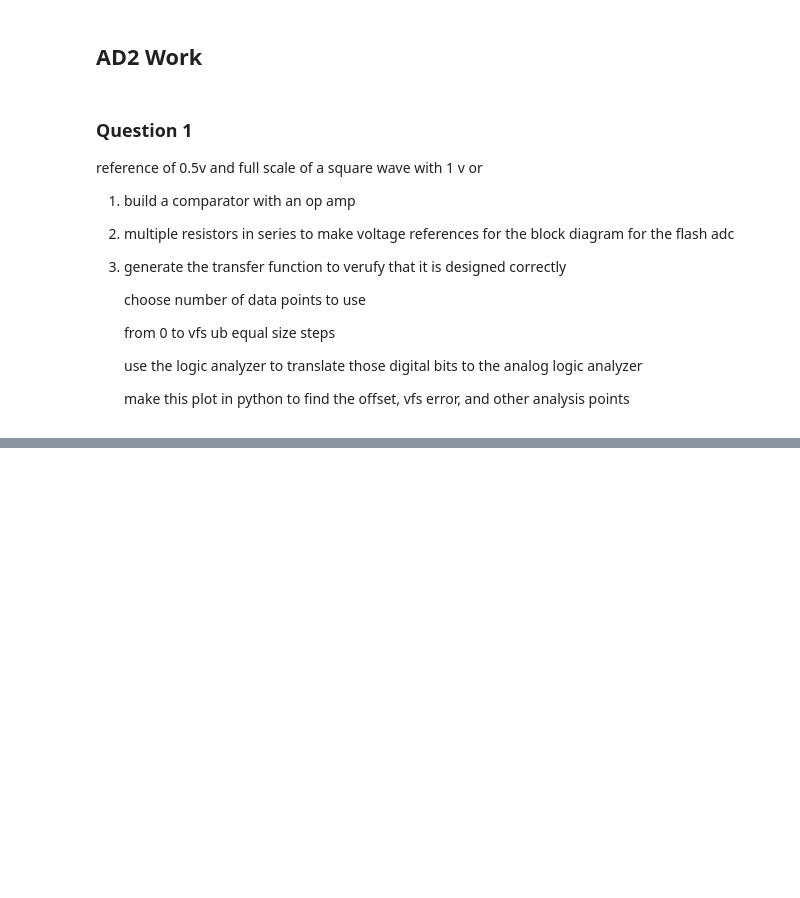
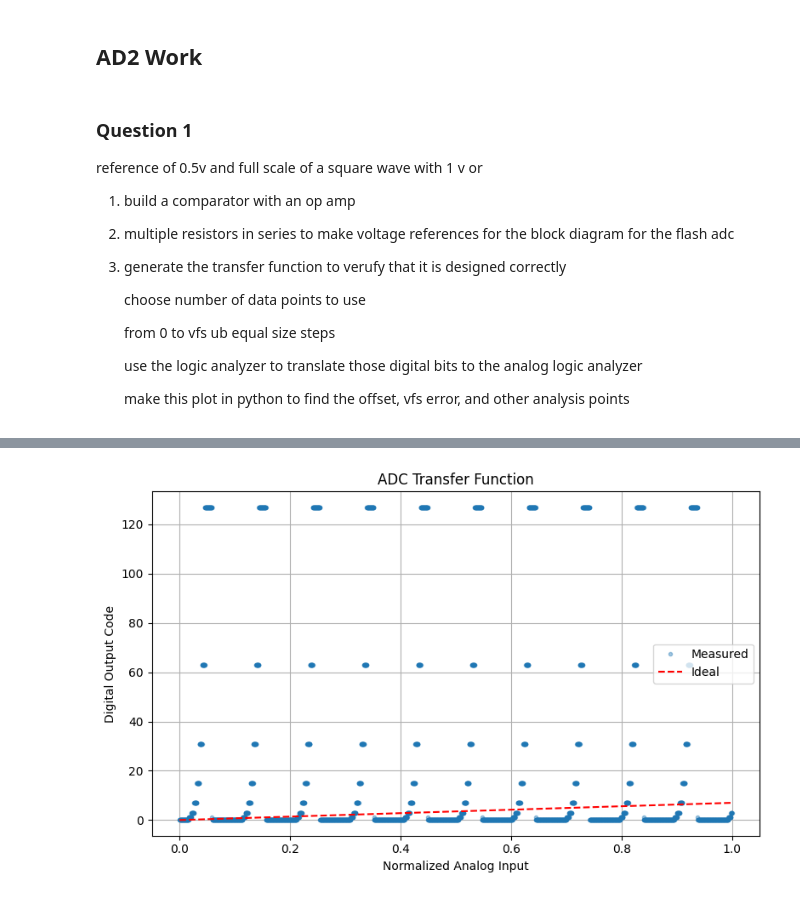
Before and after one commit to Sam-Bieberich/489, a Jupyter notebook: Lab/lab4.ipynb, the cells around one changed output, grey strips where cells are left out. Saved outputs shown, nothing was run; the diff lists cells and outputs as text; code cells hidden in the pictures; blank space fills up the shorter version.

```diff
--- a/Lab/lab4.ipynb
+++ b/Lab/lab4.ipynb
@@ -516,0 +595,76 @@ reference of 0.5v and full scale of a square wave with 1 v or
+# %%
+import pandas as pd
+import numpy as np
+import matplotlib.pyplot as plt
+from io import StringIO
+
+# Load and preprocess
+with open("logic.csv", "r", encoding="utf-8") as f:
+    lines = f.readlines()
+
+data_start_index = next(i for i, line in enumerate(lines) if line.startswith("Time"))
+df = pd.read_csv(StringIO(''.join(lines[data_start_index:])))
+
+# Sort by time to simulate a ramp
+df = df.sort_values("Time (s)").reset_index(drop=True)
+
+# Assume analog input is a normalized ramp from 0 to 1
+df["Analog_In"] = np.linspace(0, 1, len(df))
+
+# Get digital output from 'Bus'
+df["Digital_Out"] = df["Bus"]
+
+# Determine number of ADC levels (e.g., 2^3 = 8 for 3-bit)
+adc_levels = df["Digital_Out"].nunique()
+ideal_codes = np.arange(adc_levels)
+
+# --- Plot: Transfer Function ---
+plt.figure(figsize=(8, 5))
+plt.plot(df["Analog_In"], df["Digital_Out"], '.', alpha=0.4, label="Measured")
+plt.plot(np.linspace(0, 1, adc_levels), ideal_codes, 'r--', label="Ideal")
+plt.title("ADC Transfer Function")
+plt.xlabel("Normalized Analog Input")
+plt.ylabel("Digital Output Code")
+plt.legend()
+plt.grid(True)
+plt.tight_layout()
+plt.show()
+
+# --- Error Analysis ---
+# Ideal transition voltages: centers between codes
+ideal_step = 1 / (adc_levels - 1)
+ideal_transfer = np.array([i * ideal_step for i in range(adc_levels)])
+
+# Actual code transition midpoints
+actual_transition = df.groupby("Digital_Out")["Analog_In"].mean().values
+
+# Ensure same length
+actual_transition = actual_transition[:adc_levels]
+
+# Offset Error (difference from 0)
+offset_error = actual_transition[0]
+# Full-Scale Error (difference from 1)
+fullscale_error = 1 - actual_transition[-1]
+# Gain Error (slope difference from ideal)
+ideal_slope = (ideal_transfer[-1] - ideal_transfer[0]) / (adc_levels - 1)
+actual_slope = (actual_transition[-1] - actual_transition[0]) / (adc_levels - 1)
+gain_error = (actual_slope - ideal_slope) / ideal_slope
+
+# DNL = difference between actual and ideal step width
+ideal_step_width = ideal_step
+actual_steps = np.diff(actual_transition)
+dnl = actual_steps / ideal_step_width - 1
+
+# INL = deviation of actual code centers from ideal
+inl = (actual_transition - ideal_transfer) / ideal_step_width
+
+# --- Print Error Summary ---
+print(f"Offset Error: {offset_error:.4f}")
+print(f"Full-Scale Error: {fullscale_error:.4f}")
+print(f"Gain Error: {gain_error * 100:.2f}%")
+print(f"Maximum DNL: {np.max(np.abs(dnl)):.4f}")
+print(f"Maximum INL: {np.max(np.abs(inl)):.4f}")
+print(inl)  # Print INL values for reference
+print(dnl)
+# %% [output]
+[figure, added]
```
Also changed, not shown: parts of 5 cells of this notebook, 2 other files.
